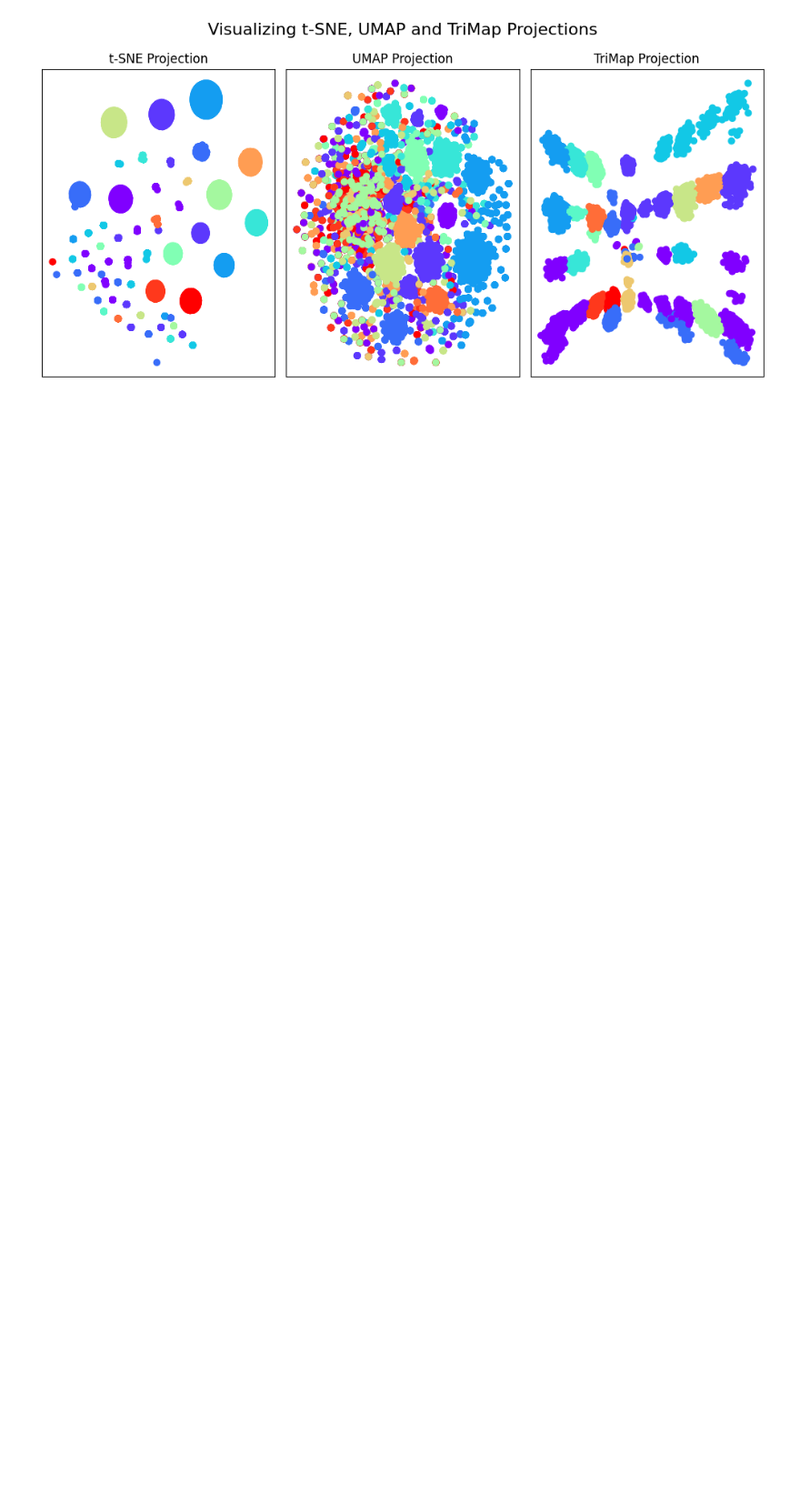
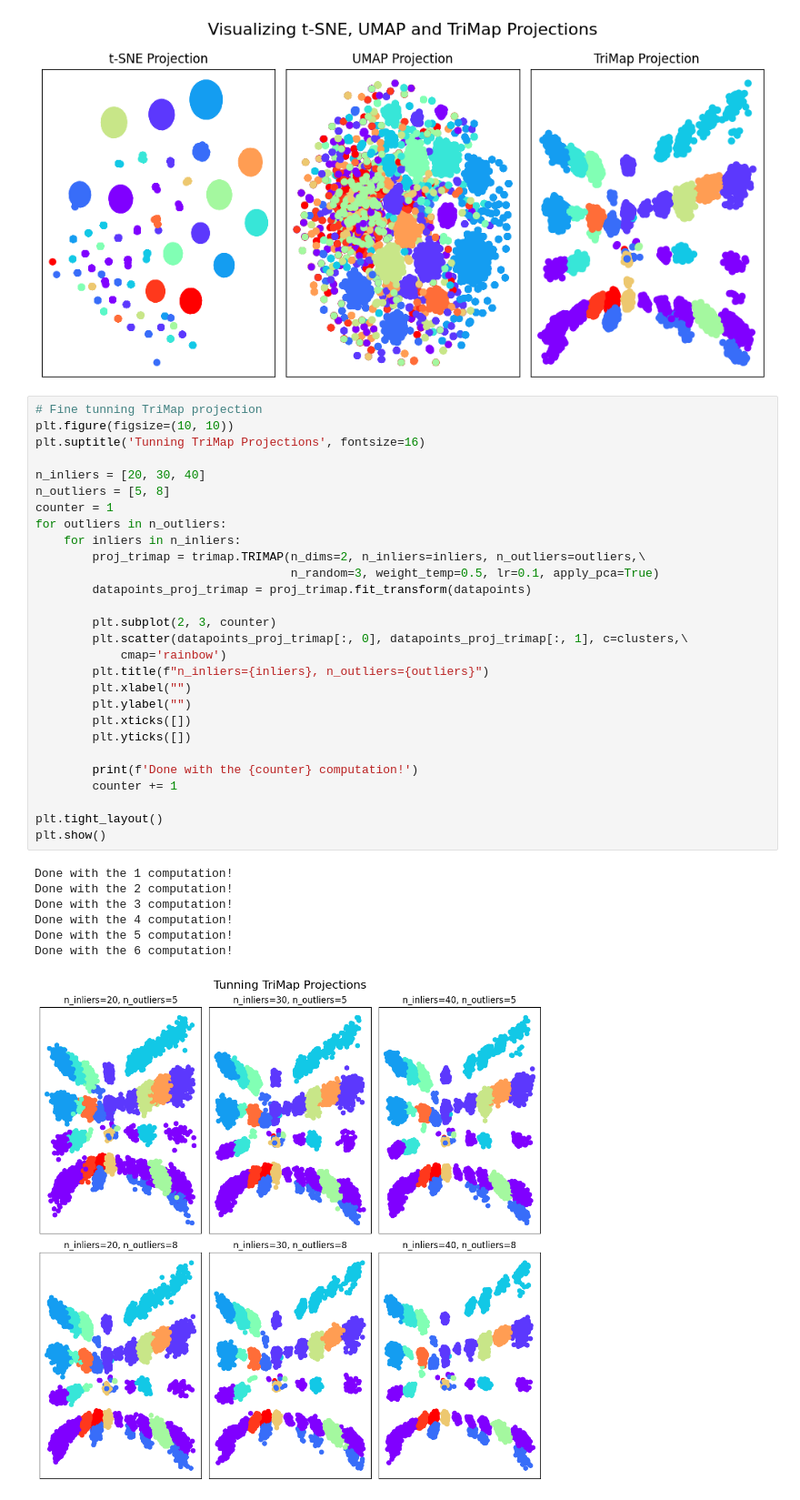
Before and after one commit to Luizerko/indigenous_clusters_and_communities, a Jupyter notebook: indigenous_project/tainacan_collection/baseline_clustering.ipynb, the cells around one changed output. Shown at 91% size. Saved outputs shown, nothing was run; the diff lists cells and outputs as text; blank space fills up the shorter version.

```diff
--- a/indigenous_project/tainacan_collection/baseline_clustering.ipynb
+++ b/indigenous_project/tainacan_collection/baseline_clustering.ipynb
@@ -337,3 +337,39 @@ plt.tight_layout()
 plt.show()
 # %% [output]
 [figure]
+# %%
+# Fine tunning TriMap projection
+plt.figure(figsize=(10, 10))
+plt.suptitle('Tunning TriMap Projections', fontsize=16)
+
+n_inliers = [20, 30, 40]
+n_outliers = [5, 8]
+counter = 1
+for outliers in n_outliers:
+    for inliers in n_inliers:
+        proj_trimap = trimap.TRIMAP(n_dims=2, n_inliers=inliers, n_outliers=outliers,\
+                                    n_random=3, weight_temp=0.5, lr=0.1, apply_pca=True)
+        datapoints_proj_trimap = proj_trimap.fit_transform(datapoints)
+
+        plt.subplot(2, 3, counter)
+        plt.scatter(datapoints_proj_trimap[:, 0], datapoints_proj_trimap[:, 1], c=clusters,\
+            cmap='rainbow')
+        plt.title(f"n_inliers={inliers}, n_outliers={outliers}")
+        plt.xlabel("")
+        plt.ylabel("")
+        plt.xticks([])
+        plt.yticks([])
+
+        print(f'Done with the {counter} computation!')
+        counter += 1
+
+plt.tight_layout()
+plt.show()
+# %% [output]
+Done with the 1 computation!
+Done with the 2 computation!
+Done with the 3 computation!
+Done with the 4 computation!
+Done with the 5 computation!
+Done with the 6 computation!
+[figure, added]
```
Also changed, not shown: parts of 1 cell of this notebook, 1 other file.
